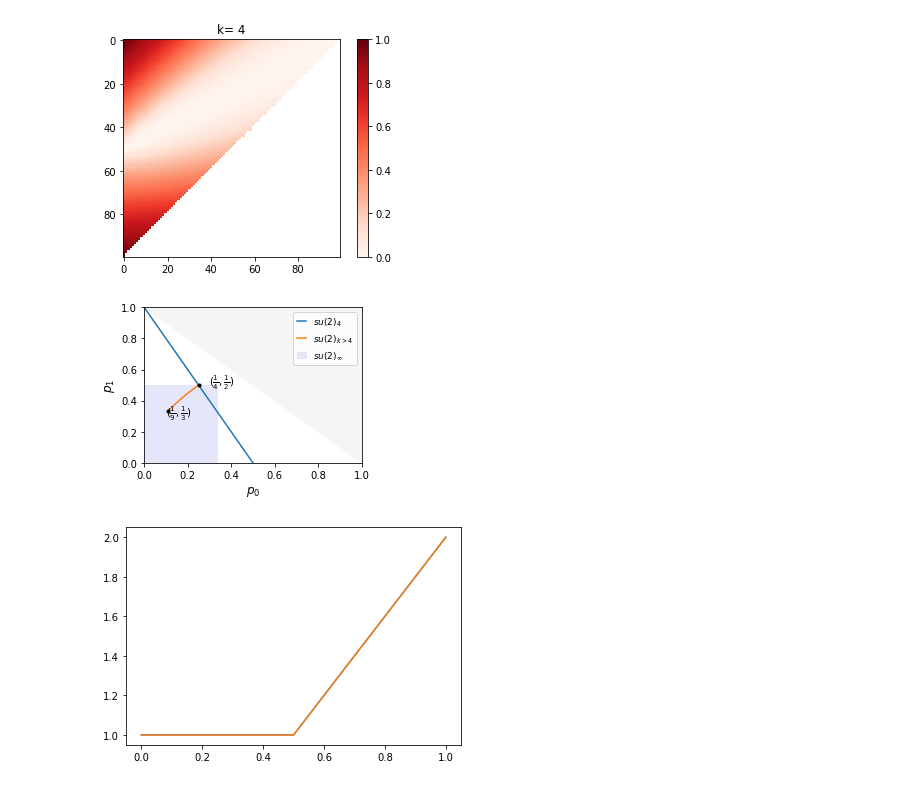
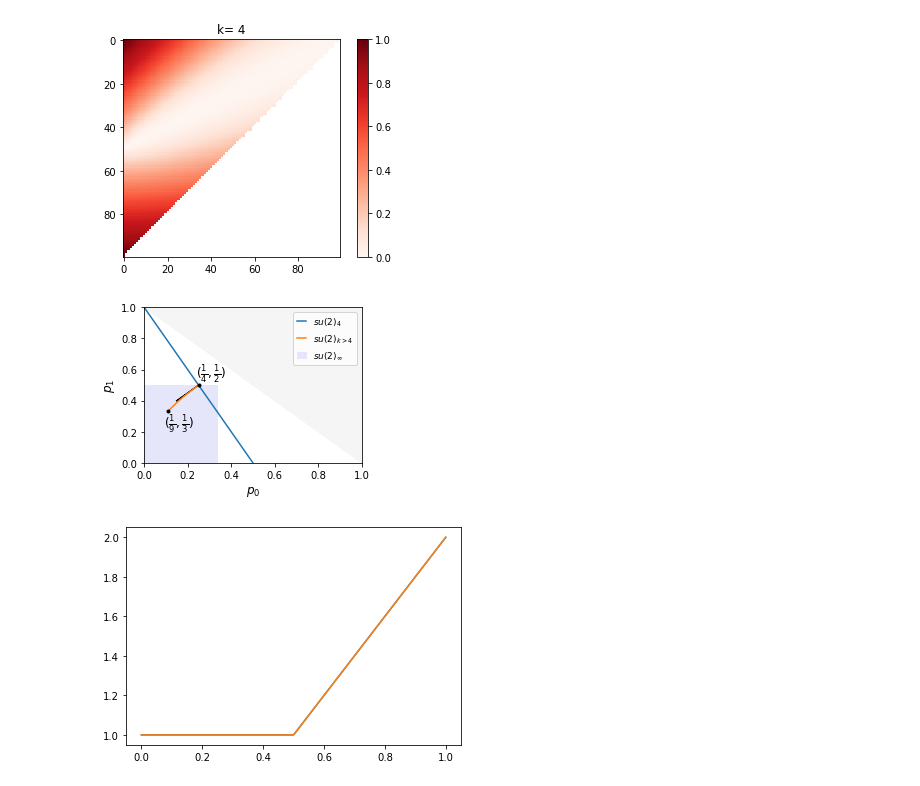
Before and after one commit to hassan-shap/anyons_pt, a Jupyter notebook: su2k.ipynb, the cells around one changed output. Saved outputs shown, nothing was run; the diff lists cells and outputs as text; code cells hidden in the pictures.

Commit message:
su2_k spin one

```diff
--- a/su2k.ipynb
+++ b/su2k.ipynb
@@ -692,38 +692,45 @@ plt.fill([0,1,1],[1,1,0],color='whitesmoke')
 # plt.plot([0,1/3,1/3],[0.5,0.5,0],'k',linewidth=0.5,label='$su(2)_\infty$')
 plt.fill([0,1/3,1/3,0],[0.5,0.5,0,0],color='lavender',label='$su(2)_\infty$')
 
 for i_k in range(len(klist)):
     k=klist[i_k]
     da=qdim(a,k)
     db=qdim(b,k)
     p0[i_k]= 1/(da*db)
     p1[i_k]= 1/da
 
 plist=np.linspace(0,1,100)
 plt.plot((1-plist)/2,plist,color='C0',label='$su(2)_4$')
 plt.plot(p0,p1,'-',color='C1',label='$su(2)_{k>4}$')
 plt.xlim([0,1])
 plt.ylim([0,1])
 
 plt.plot(p0[0],p1[0],'o',markersize=3,color='k')
 plt.plot(p0[-1],p1[-1],'o',markersize=3,color='k')#,label='$su(2)_{100}$')
 
 plt.xlabel(r'$p_0$',fontsize=fsize+2)
 plt.ylabel(r'$p_1$',fontsize=fsize+2)
 plt.xticks(fontsize=fsize)
 plt.yticks(fontsize=fsize)
 # ax1.xaxis.set_minor_locator(AutoMinorLocator(2))
 plt.legend(fontsize=fsize-1,handlelength=1., loc='upper right')
-plt.tight_layout()
 
 t1 = r'$(\frac{1}{4},\frac{1}{2})$'
-plt.annotate(t1, xy=(0.3, 0.5), xycoords='axes fraction')
+plt.annotate(t1, xy=(0.24, 0.55), fontsize=fsize+2, xycoords='axes fraction')
 t2 = r'$(\frac{1}{9},\frac{1}{3})$'
-plt.annotate(t2, xy=(0.1, 0.3), xycoords='axes fraction')
-# plt.savefig('su2k_spin_one.pdf')
+plt.annotate(t2, xy=(0.09, 0.23), fontsize=fsize+2, xycoords='axes fraction')
+
+x=1/4
+dx=-0.1
+y=1/2
+dy=-0.1
+plt.arrow(x,y,dx,dy)
+
+plt.tight_layout()
+plt.savefig('su2k_spin_one.pdf')
 plt.show()
 # %% [output]
-[figure, old version]
+[figure, new version]
 # %%
 print(p0[0],p0[-1])
 # %%
```
Also changed, not shown: 1 other file.
